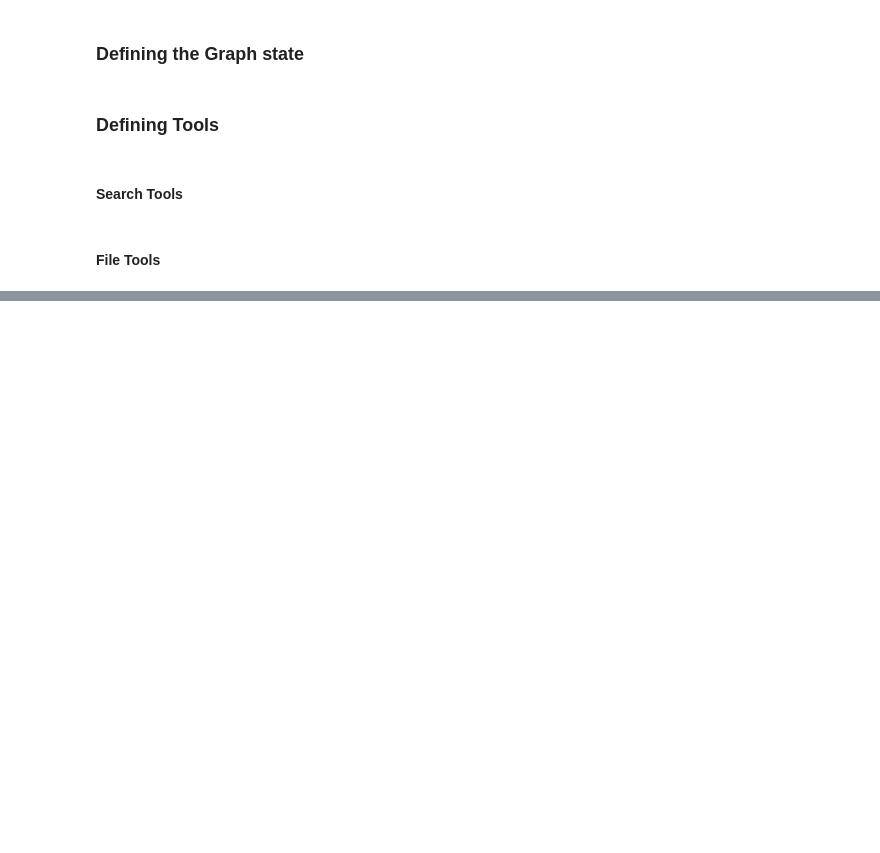
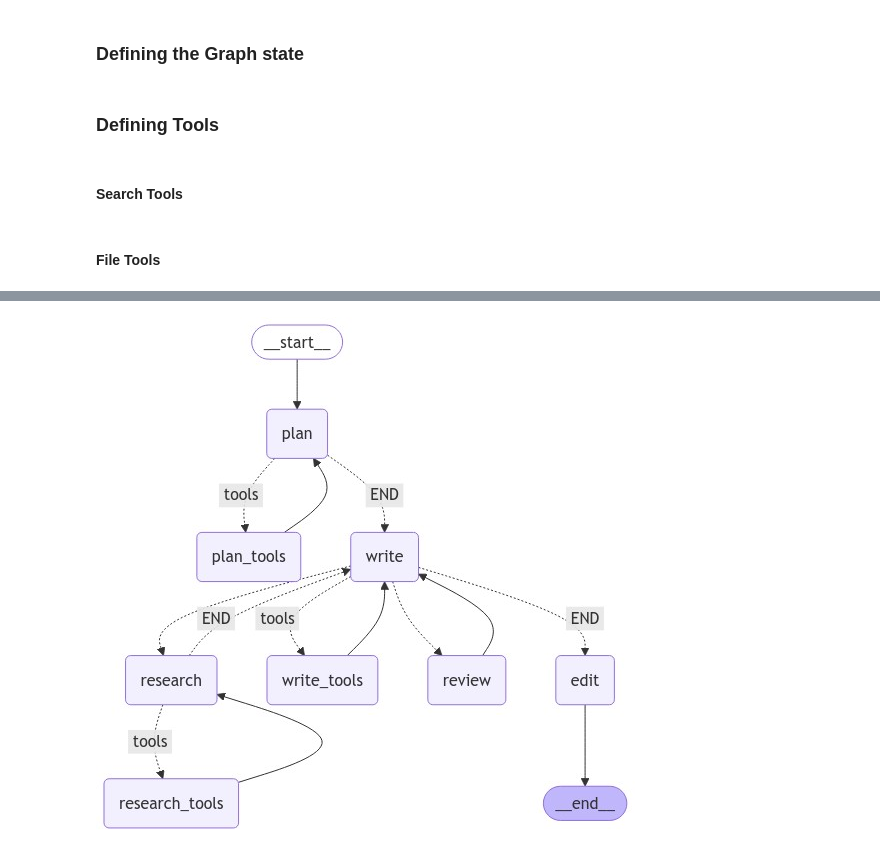
Before and after one commit to l024258/exploration, a Jupyter notebook: applications/lr_assistant/researcher.ipynb, the cells around one changed output, grey strips where cells are left out. Cells and saved outputs as stored; diff of their text form; code cells hidden in the pictures; blank space fills up the shorter version.

```diff
--- a/applications/lr_assistant/researcher.ipynb
+++ b/applications/lr_assistant/researcher.ipynb
@@ -184,0 +185,3 @@ workflow.add_edge("research_tools", "research")
+# %%
+plan_tool_node = BasicToolNode(tools=tools)
+workflow.add_node("plan_tools", plan_tool_node)
@@ -218,5 +231,3 @@ workflow.add_node("write", write_agent)
-# %%
-workflow.add_edge("plan", "write")
 # %%
 write_tool_node = BasicToolNode(tools=file_tools)
 workflow.add_node("write_tools", write_tool_node)
@@ -270,6 +321,0 @@ def route_writer(
-# %%
-workflow.add_conditional_edges(
-    "write",
-    route_writer,
-    {"tools":"write_tools", "review": "review", "END": "edit"}
-)
@@ -277,0 +354,33 @@ workflow.add_edge("write_tools", "write")
+# %%
+def route_writer(
+    state: AgentState,
+):
+    """
+    Use in the conditional_edge to route to the ToolNode if the last message
+    has tool calls. Otherwise, route to the end.
+    """
+    print("----router----")
+
+    if isinstance(state, list):
+        ai_message = state[-1]
+    elif agent_outcome := state.get("agent_outcome", []):
+        ai_message = agent_outcome[-1]
+    else:
+        raise ValueError(f"No messages found in input state to tool_edge: {state}")
+
+    if hasattr(ai_message, "tool_calls") and len(ai_message.tool_calls) > 0:
+        return "tools"
+
+    if "call researcher" in ai_message.content.lower():
+        return "research"
+
+    if state["revision_number"] < state["max_revisions"]:
+        return "review"
+    return "END"
+
+workflow.add_conditional_edges(
+    "write",
+    route_writer,
+    {"tools":"write_tools", "research": "research", "review": "review", "END": "edit"}
+)
+workflow.add_edge("write_tools", "write")
@@ -305,10 +397,13 @@ workflow.add_edge("edit", END)
 # %%
+workflow.set_entry_point("plan")
 app = workflow.compile()
 try:
     display(Image(app.get_graph(xray=True).draw_mermaid_png()))
 except Exception:
     # This requires some extra dependencies and is optional
     pass
+# %% [output]
+[figure, added]
 # %%
 inputs = {
     "input": "What are the recent research works on LLM Agents for report or article generation?",
```
Also changed, not shown: parts of 42 cells of this notebook, 7 other files.
